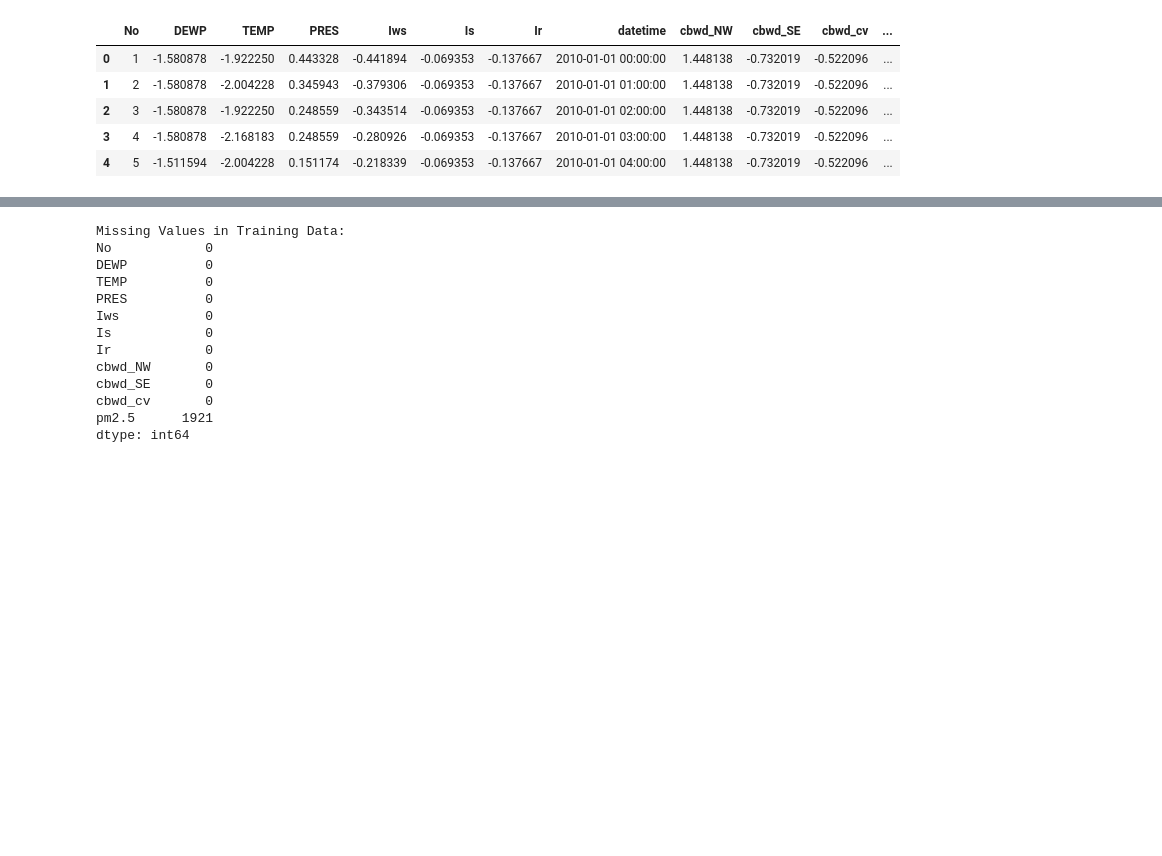
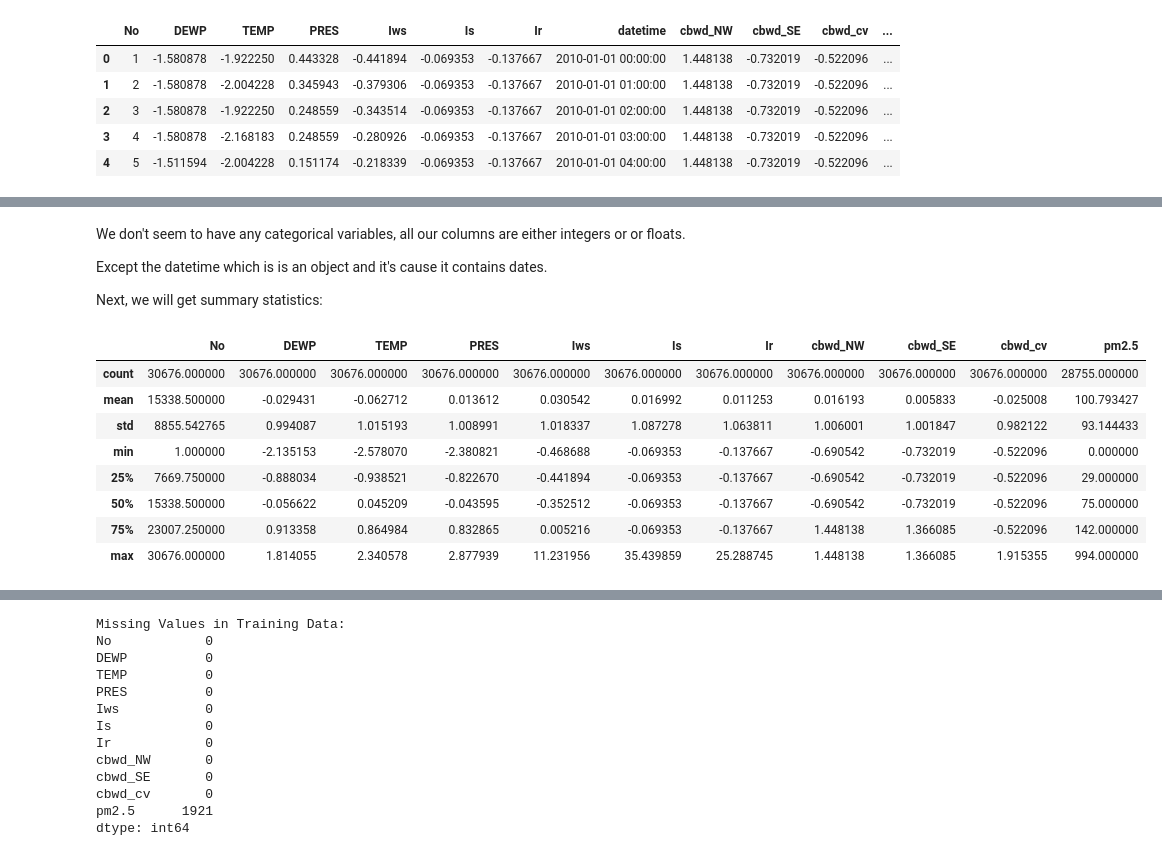
Before and after one commit to k-ganda/air_quality_forcasting_ML, a Jupyter notebook: notebook/air_quality.ipynb, the cells around one changed output, grey strips where cells are left out. Saved outputs shown, nothing was run; the diff lists cells and outputs as text; code cells hidden in the pictures; blank space fills up the shorter version.

```diff
--- a/notebook/air_quality.ipynb
+++ b/notebook/air_quality.ipynb
@@ -45,0 +66,19 @@ Index(['No', 'DEWP', 'TEMP', 'PRES', 'Iws', 'Is', 'Ir', 'datetime', 'cbwd_NW',
+# %% [markdown]
+We don't seem to have any categorical variables, all our columns are either integers or or floats.
+
+Except the datetime which is is an object and it's cause it contains dates.
+
+Next, we will get summary statistics:
+# %%
+# Gives detailed summary statistics
+train.describe()
+# %% [output]
+|  | No | DEWP | TEMP | PRES | Iws | Is | Ir | cbwd_NW | cbwd_SE | cbwd_cv | pm2.5 |
+| count | 30676.000000 | 30676.000000 | 30676.000000 | 30676.000000 | 30676.000000 | 30676.000000 | 30676.000000 | 30676.000000 | 30676.000000 | 30676.000000 | 28755.000000 |
+| mean | 15338.500000 | -0.029431 | -0.062712 | 0.013612 | 0.030542 | 0.016992 | 0.011253 | 0.016193 | 0.005833 | -0.025008 | 100.793427 |
+| std | 8855.542765 | 0.994087 | 1.015193 | 1.008991 | 1.018337 | 1.087278 | 1.063811 | 1.006001 | 1.001847 | 0.982122 | 93.144433 |
+| min | 1.000000 | -2.135153 | -2.578070 | -2.380821 | -0.468688 | -0.069353 | -0.137667 | -0.690542 | -0.732019 | -0.522096 | 0.000000 |
+| 25% | 7669.750000 | -0.888034 | -0.938521 | -0.822670 | -0.441894 | -0.069353 | -0.137667 | -0.690542 | -0.732019 | -0.522096 | 29.000000 |
+| 50% | 15338.500000 | -0.056622 | 0.045209 | -0.043595 | -0.352512 | -0.069353 | -0.137667 | -0.690542 | -0.732019 | -0.522096 | 75.000000 |
+| 75% | 23007.250000 | 0.913358 | 0.864984 | 0.832865 | 0.005216 | -0.069353 | -0.137667 | 1.448138 | 1.366085 | -0.522096 | 142.000000 |
+| max | 30676.000000 | 1.814055 | 2.340578 | 2.877939 | 11.231956 | 35.439859 | 25.288745 | 1.448138 | 1.366085 | 1.915355 | 994.000000 |
```
Also changed, not shown: parts of 28 cells of this notebook.
